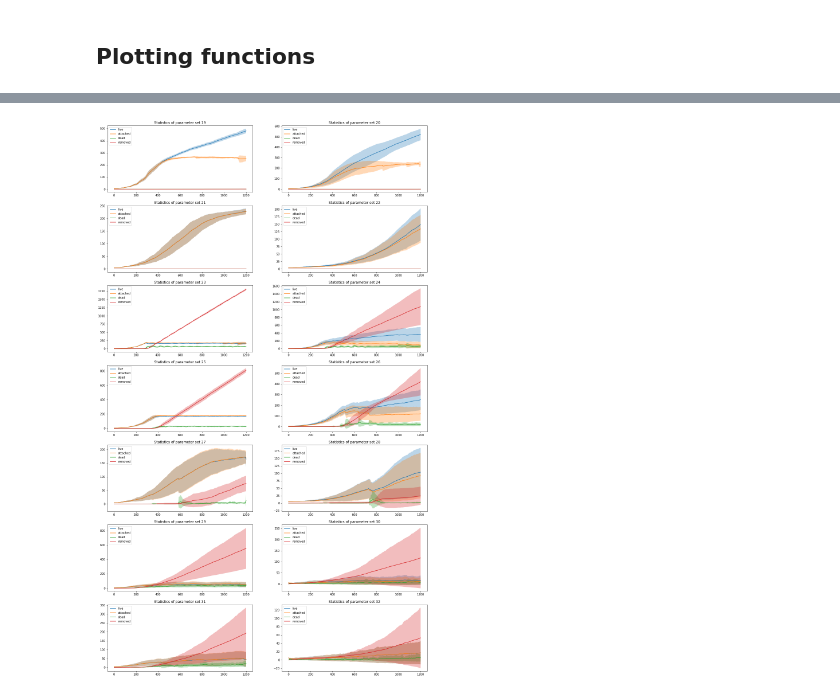
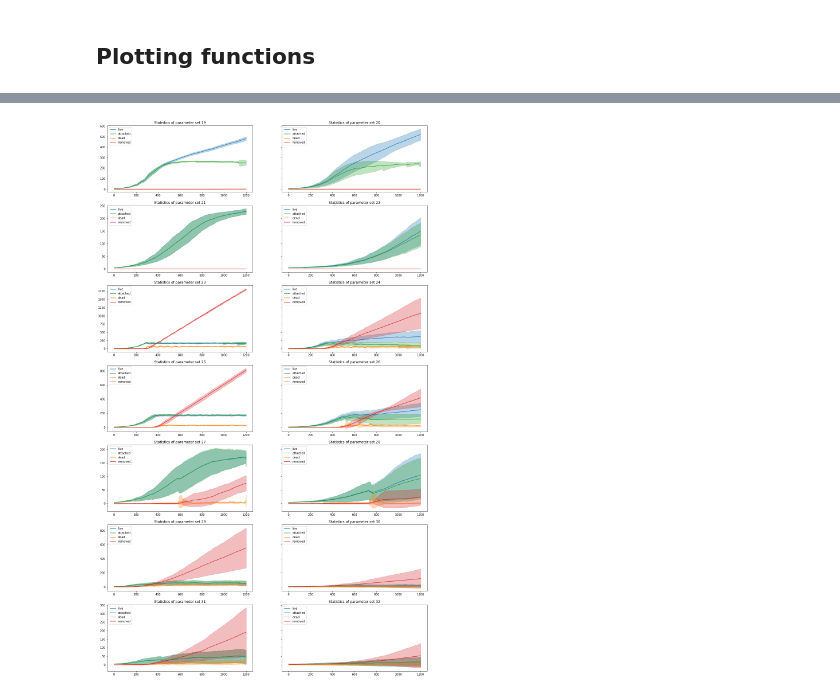
Before and after one commit to TheCMMC/biocellion-tools, a Jupyter notebook: biocellion_output_plotting.ipynb, the cells around one changed output, grey strips where cells are left out. Drawn from its saved outputs; the diff is of its cells as text; code cells hidden in the pictures.

```diff
--- a/biocellion_output_plotting.ipynb
+++ b/biocellion_output_plotting.ipynb
@@ -22,9 +22,18 @@ FIG_FOLDER = Path("./figures")
 # %% [markdown]
 ## Plotting functions
 # %%
-ABM_ONLY_FOLDER = DATA_FOLDER / "PLOSone_ABM-only-microcarrier"
-ABM_CFD_FOLDER = DATA_FOLDER / "PLOSone_ABM-CFD-microcarrier"
+ABM_ONLY_DATA_FOLDER = DATA_FOLDER / "PLOSone_ABM-only-microcarrier"
+ABM_ONLY_MODEL_FOLDER = MODEL_FOLDER / "ABM-only-microcarriers"
+
+ABM_CFD_DATA_FOLDER = DATA_FOLDER / "PLOSone_ABM-CFD-microcarrier"
+ABM_CFD_MODEL_FOLDER = MODEL_FOLDER / "ABM-microcarriers"
+# %%
+color_dict={'live': '#1f77b4', 'attached': '#2ca02c', 'dead': '#ff7f0e', 'removed': '#d62728'}
 # %%
+def read_parameter_file(filename):
+    par_df = pd.read_csv(filename, index_col=0, header=2, skiprows=range(3,9), usecols=(lambda x: x not in str(list(range(11)))))
+    return par_df
+
 def read_summary_file(par_id, trial, data_folder):
     filename = data_folder / f"output_parameter{par_id}_trial{trial}.txt"
     live, attached, dead, removed = ([],[],[],[])
@@ -62,29 +71,36 @@ def compute_statistics(par_set):
     stds = grouped_par_set.std()
     return means, stds
 
-def plot_trials(par_id, data_folder, trials=range(1,11), states=["live", "attached", "dead", "removed"]):
+def plot_trials(par_id, data_folder, trials=range(1,11), states=["live", "attached", "dead", "removed"], ax=None, legend=True):
+    if ax==None:
+        fig, ax = plt.subplots()
     par_set = load_parameter_set(par_id, data_folder, trials=trials, as_dict=True)
-    fig, ax = plt.subplots()
+    if legend:
+        legend = ax.legend(loc='upper left')
     for trial in trials:
-        par_set[trial].plot(ax=ax, alpha=.5)
+        par_set[trial].plot(ax=ax, alpha=.5, legend=legend, color=color_dict)
         ax.set_prop_cycle(None)
+        legend=None
 
-def plot_stats(par_id, data_folder, states=["live", "attached", "dead", "removed"], ax=None):
+
+
+def plot_stats(par_id, data_folder, states=["live", "attached", "dead", "removed"], ax=None, legend=True):
     if ax==None:
         fig, ax = plt.subplots()
     par_set = load_parameter_set(par_id, data_folder)
     means, stds = compute_statistics(par_set)
     under_line     = (means-stds)
     over_line      = (means+stds)
-    ax.plot(means, label=means.columns)
+    means.plot(ax=ax, label=means.columns, color=color_dict)
     for state in states:
-        ax.fill_between(stds.index, under_line[state], over_line[state], alpha=.3)
+        ax.fill_between(stds.index, under_line[state], over_line[state], alpha=.3, color=color_dict[state])
     ax.title.set_text(f"Statistics of parameter set {par_id}" )
-    ax.legend(loc='upper left')
+    if legend:
+        ax.legend(loc='upper left')
 
 def plot_compare_rpms(par_ids, data_folder, states=["live", "attached", "dead", "removed"]):
     prows = math.ceil(len(par_ids)/2)
-    fig, axs = plt.subplots(prows, 2, figsize=(20, 5*prows))
+    fig, axs = plt.subplots(prows, 2, figsize=(20, 5*prows), sharey="row")
     axs=axs.flatten()
     for i, par_id in enumerate(par_ids):
         plot_stats(par_id, data_folder, ax=axs[i])
@@ -108,7 +128,7 @@ for i in range(5,7):
 # %%
-plot_compare_rpms(range(19,33), ABM_CFD_FOLDER)
+plot_compare_rpms(range(19,33), ABM_CFD_DATA_FOLDER)
 # %% [output]
-[figure, old version]
+[figure, new version]
 # %%
 from paraview import servermanager as sm
 from paraview.vtk.numpy_interface import dataset_adapter as dsa
```
Also changed, not shown: parts of 9 cells of this notebook.
